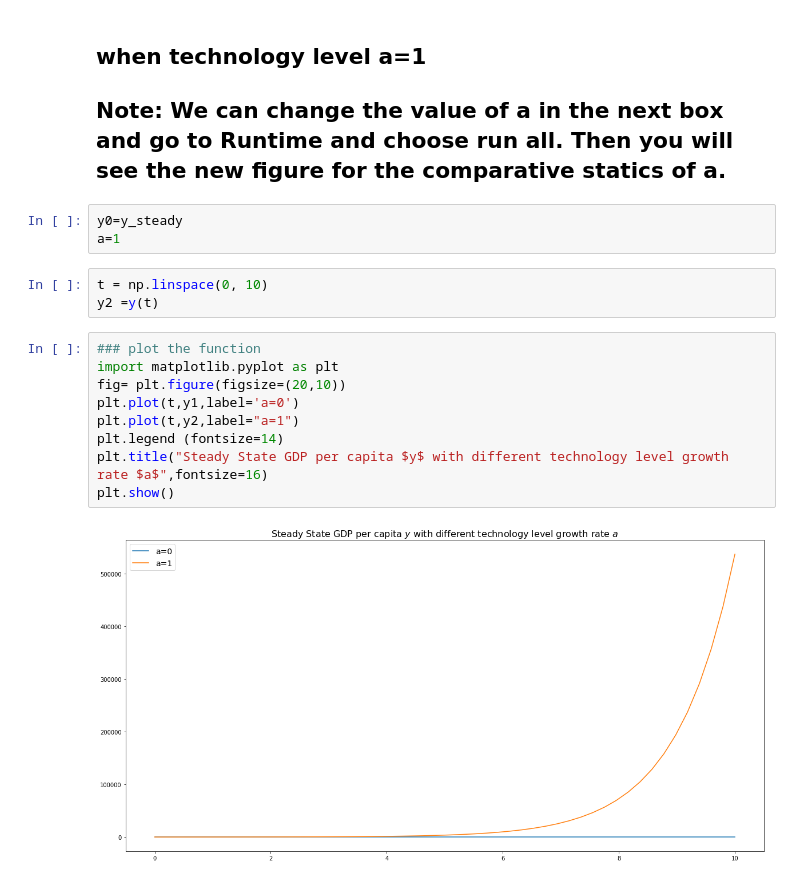
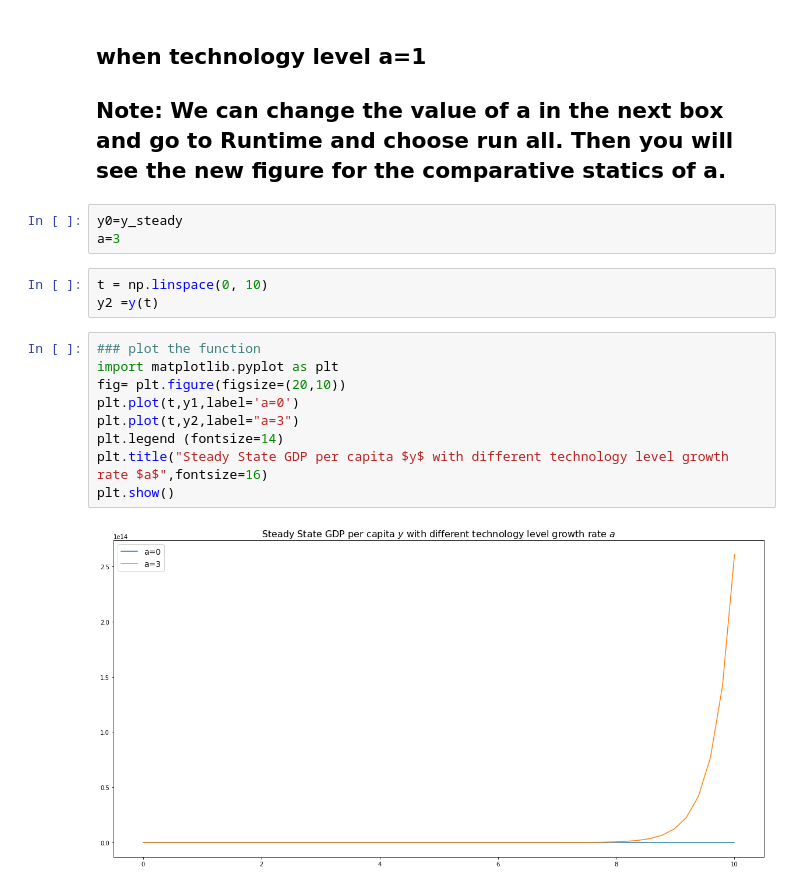
Before and after one commit to wl209/DKU_Econ204, a Jupyter notebook: “Weiheng_Liu_Econ_204_EconomicGrowth_Tuesday_ipynb”的副本.ipynb, the cells around one changed output. Drawn from its saved outputs; the diff is of its cells as text.

```diff
--- a/“Weiheng_Liu_Econ_204_EconomicGrowth_Tuesday_ipynb”的副本.ipynb
+++ b/“Weiheng_Liu_Econ_204_EconomicGrowth_Tuesday_ipynb”的副本.ipynb
@@ -200,18 +200,18 @@ plt.show()
 ## Note: We can change the value of a in the next box and go to Runtime and choose run all. Then you will see the new figure for the comparative statics of a.
 # %%
 y0=y_steady
-a=1
+a=3
 # %%
 t = np.linspace(0, 10)
 y2 =y(t)
 # %%
 ### plot the function
 import matplotlib.pyplot as plt
 fig= plt.figure(figsize=(20,10))
 plt.plot(t,y1,label='a=0')
-plt.plot(t,y2,label="a=1")
+plt.plot(t,y2,label="a=3")
 plt.legend (fontsize=14)
 plt.title("Steady State GDP per capita $y$ with different technology level growth rate $a$",fontsize=16)
 plt.show()
 # %% [output]
-[figure, old version]
+[figure, new version]
```
